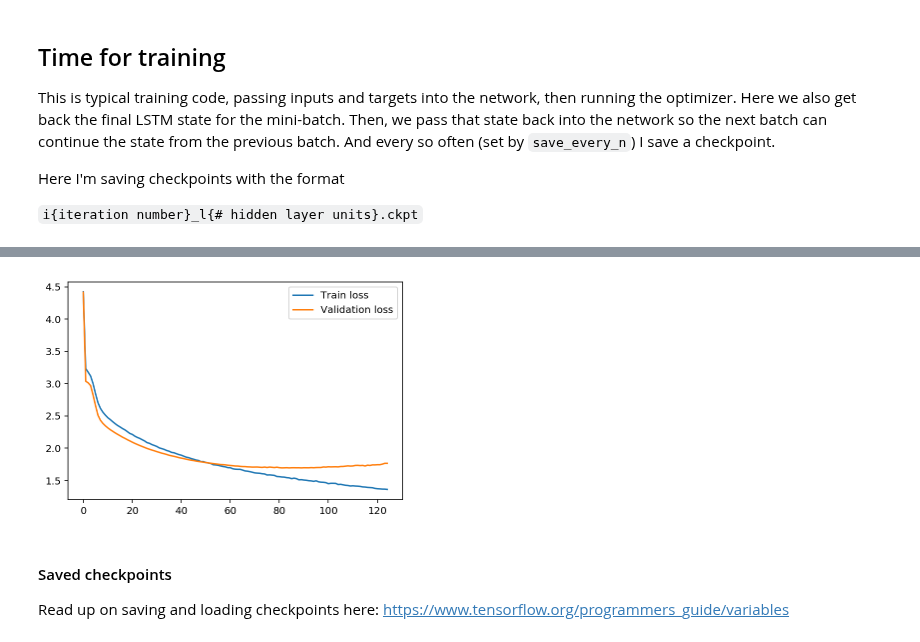
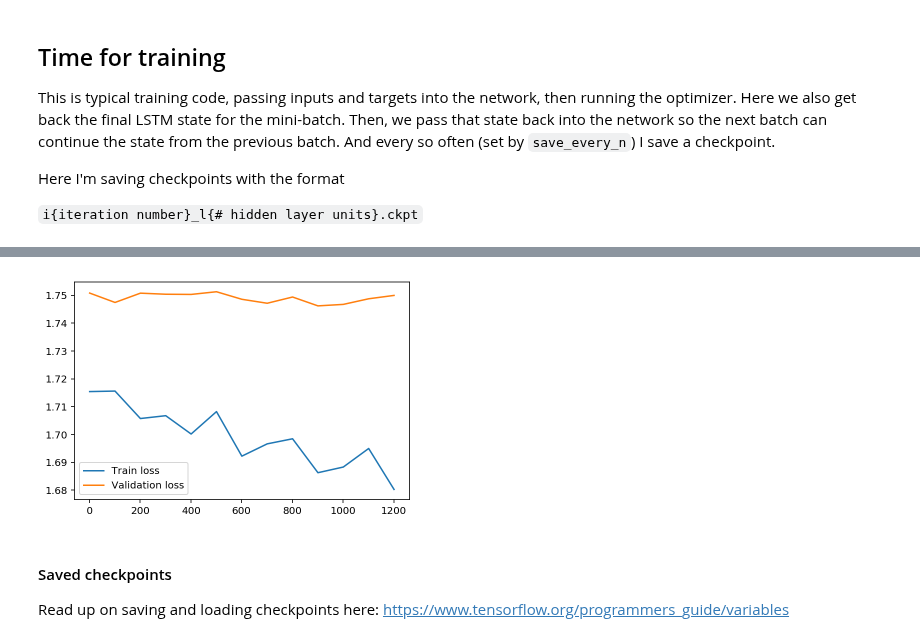
Before and after one commit to llealgt/RNN_text_generator_example, a Jupyter notebook: H.P Lovecraft and Poe text generator.ipynb, the cells around one changed output, grey strips where cells are left out. Drawn from its saved outputs; the diff is of its cells as text; code cells hidden in the pictures.

```diff
--- a/H.P Lovecraft and Poe text generator.ipynb
+++ b/H.P Lovecraft and Poe text generator.ipynb
@@ -29,13 +29,13 @@ import matplotlib.pyplot as plt
 # %%
 mode = "characters" #characters or words
 
-epochs = 500
+epochs = 50
 batch_size = 100         # Sequences per batch
 num_steps = 200          # Number of sequence steps per batch
 lstm_size = 512         # Size of hidden layers in LSTMs
 num_layers = 2          # Number of LSTM layers
 learning_rate = 0.0001    # Learning rate
-keep_prob = 0.5         # Dropout keep probability
+keep_prob = 0.2         # Dropout keep probability
 # %% [markdown]
 ### Define base text
 Once trained ,the network can take base text and a sequence size and generate new text using base text as first characters in the sequence. For every element in base text wi will create a list that will store generated text as training goes, to be able to compare results between steps
@@ -519,7 +519,7 @@ Here I'm saving checkpoints with the format
 # %%
 losses = {"train":[],"validation":[]}
 # %%
-resume_from_checkpoint = False
+resume_from_checkpoint = True
 # %%
 #epochs = 1
 # Save every N iterations
@@ -610,13 +610,20 @@ Epoch: 497/500...  Training Step: 12401...  Training loss: 1.3611...  Val loss:
 WARNING:tensorflow:Error encountered when serializing LAYER_NAME_UIDS.
 Type is unsupported, or the types of the items don't match field type in CollectionDef.
 'dict' object has no attribute 'name'
+# %%
+#temporary code, change when trainiig from scratch
+
+x = list()
+
+for i in range(len(losses["train"])):
+    x.append((i*print_loss_every_n)+1)
 # %%
-plt.plot(losses["train"],label="Train loss")
-plt.plot(losses["validation"],label="Validation loss")
+plt.plot(x,losses["train"],label="Train loss")
+plt.plot(x,losses["validation"],label="Validation loss")
 plt.legend()
 _ = plt.ylim()
 # %% [output]
-[figure, old version]
+[figure, new version]
 # %% [markdown]
 #### Saved checkpoints
 
```
Also changed, not shown: parts of 7 cells of this notebook.
